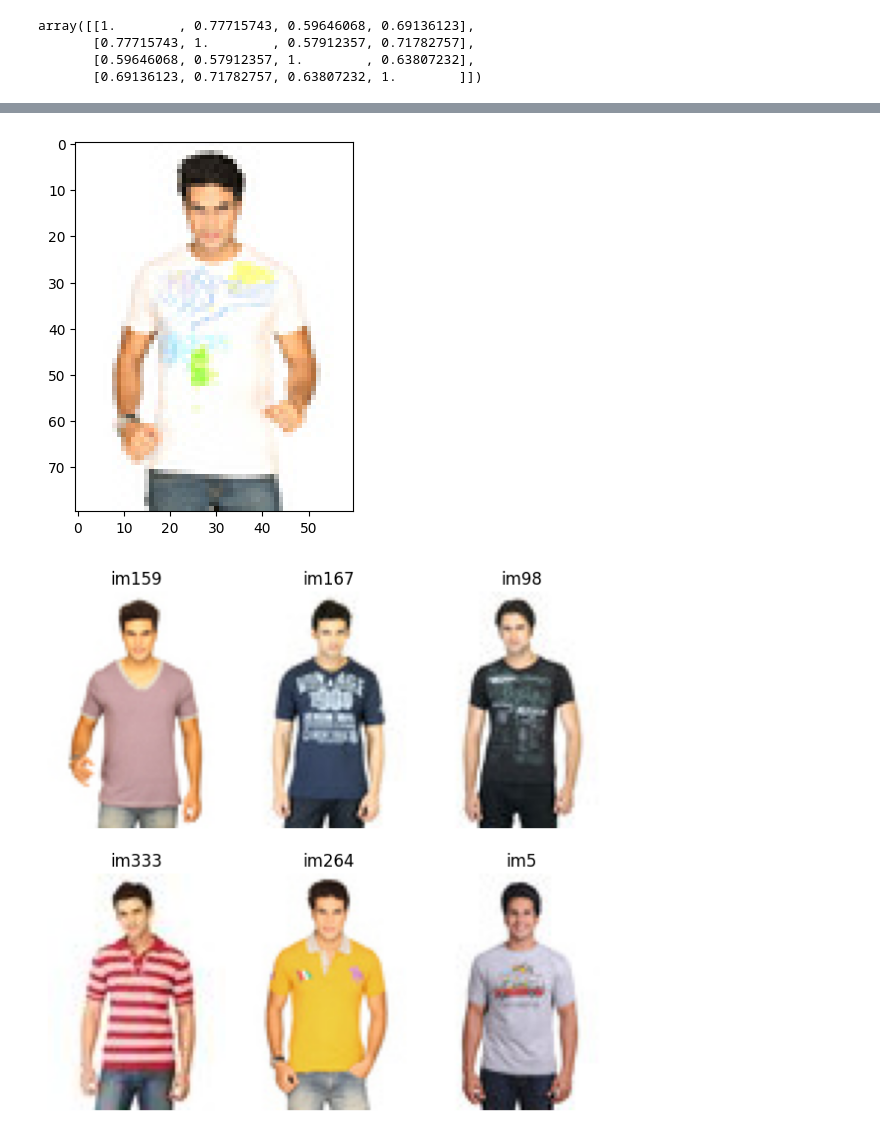
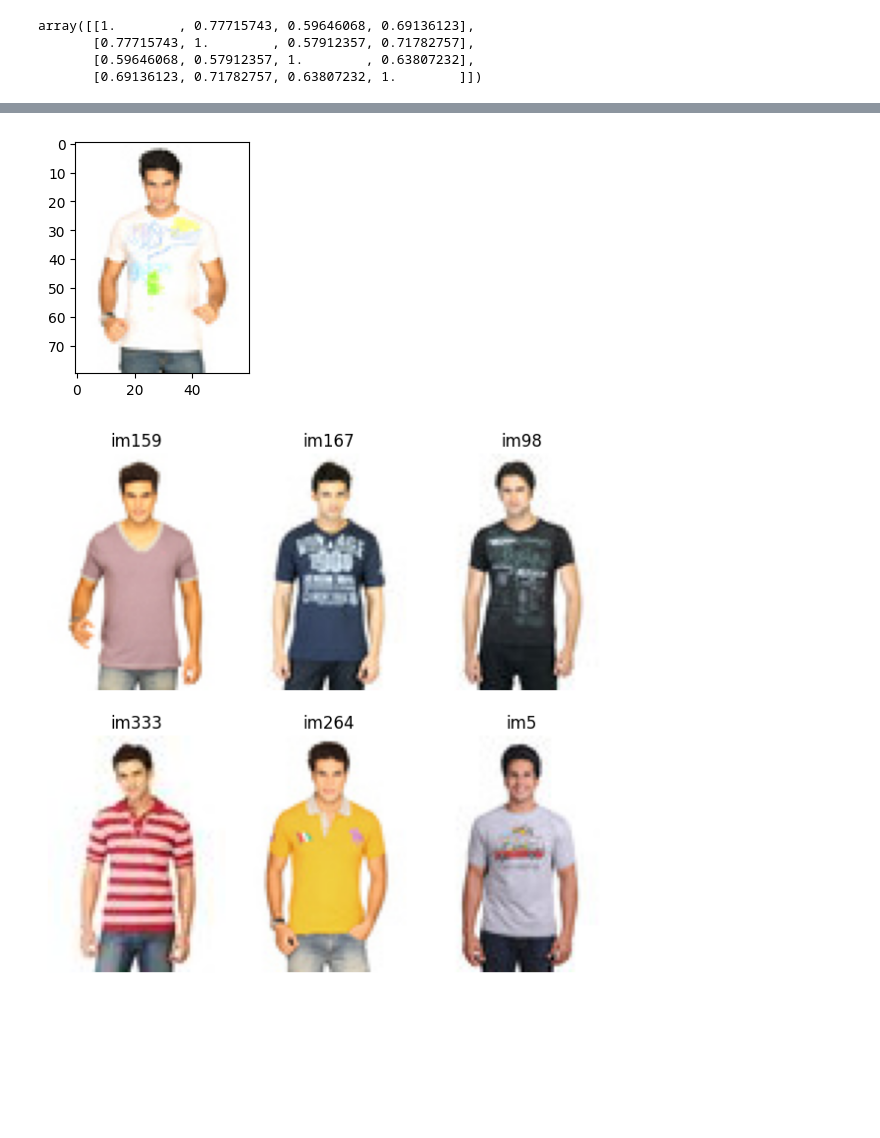
Before and after one commit to nparida2020/recomendation-system, a Jupyter notebook: recommend.ipynb, the cells around one changed output, grey strips where cells are left out. Cells and saved outputs as stored; diff of their text form; code cells hidden in the pictures; blank space fills up the shorter version.

```diff
--- a/recommend.ipynb
+++ b/recommend.ipynb
@@ -496,11 +504,12 @@ plot_figure(idx_ref,idx_rec, idx_sim,df_fall_man_formal)
 # %%
 #Get recomender for Fall season casual T-Shirts for man
 
 idx_ref = 82
 idx_rec, idx_sim = get_recommender_result(idx_ref, indices_smc,cos_summer_man_casual,top_n = 6)
+plt.figure(figsize = (3,3))
 plot_figure(idx_ref,idx_rec, idx_sim,df_summer_man_casual)
 # %% [output]
-[figure, old version]
+[figure, new version]
 [figure]
 # %%
 # Creating a FashionRecommend class to include all features
```
Also changed, not shown: parts of 21 cells of this notebook, 5 other files.
